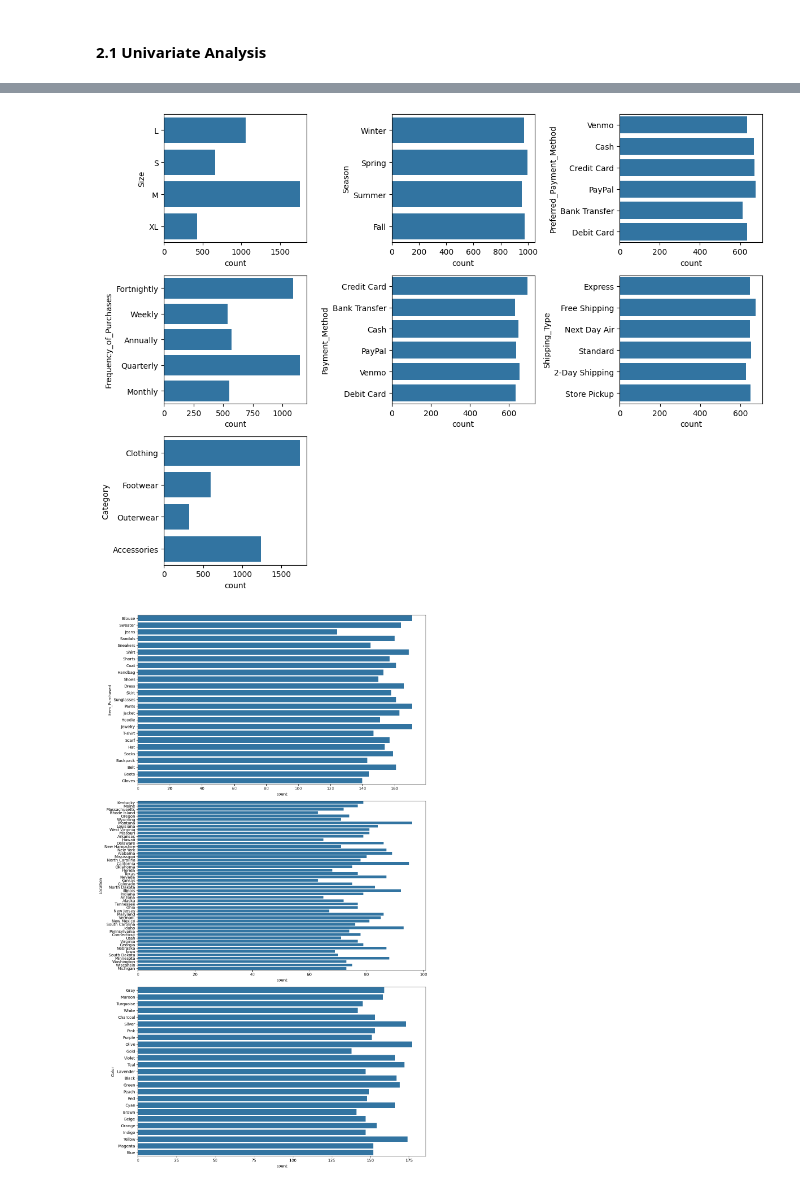
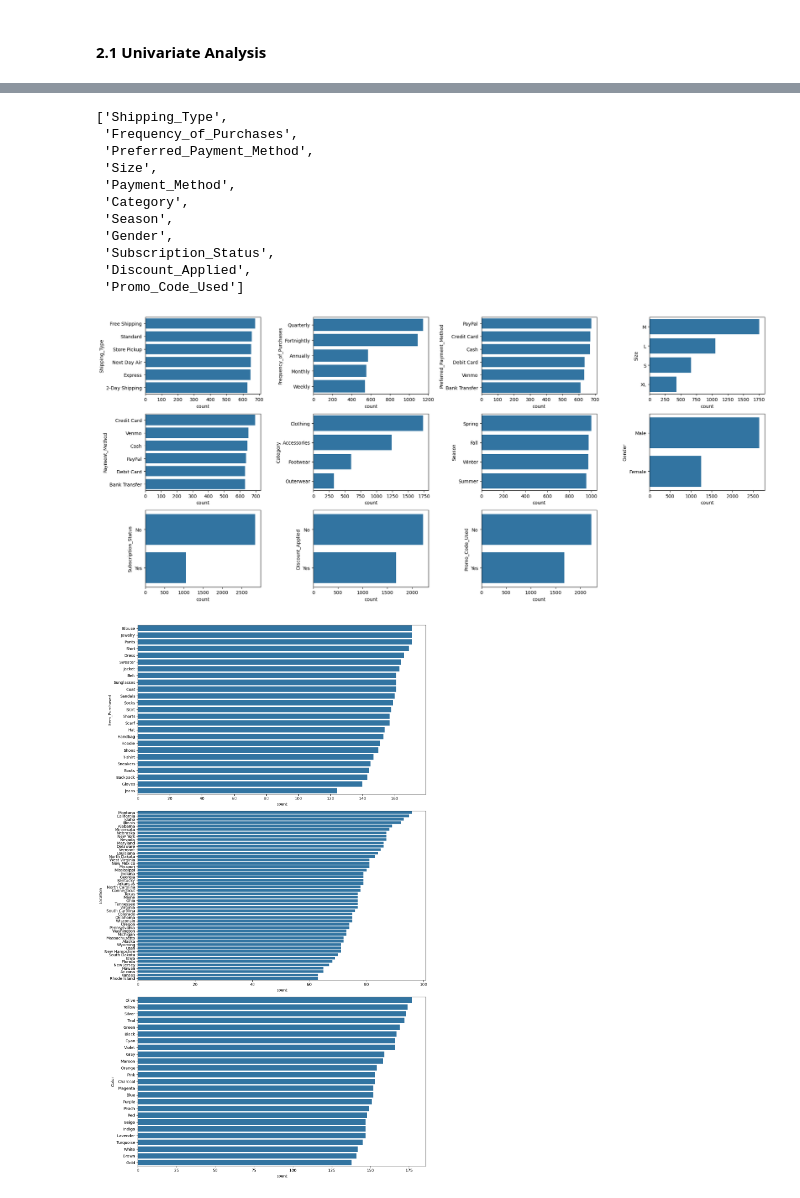
Before and after one commit to Just-Aymz/Customer-Shopping, a Jupyter notebook: Data_Preprocessing.ipynb, the cells around one changed output, grey strips where cells are left out. Cells and saved outputs as stored; diff of their text form; code cells hidden in the pictures.

```diff
--- a/Data_Preprocessing.ipynb
+++ b/Data_Preprocessing.ipynb
@@ -759,20 +757,44 @@ new_category_df.head()
 | 3 | Male | Jeans | Clothing | Massachusetts | S | Maroon | Spring | Yes | ... |
 | 4 | Male | Sandals | Footwear | Rhode Island | M | Maroon | Spring | Yes | ... |
 | 5 | Male | Blouse | Clothing | Oregon | M | Turquoise | Spring | Yes | ... |
+# %%
+# Extend the cat_faet list by the binary features
+cat_feat.extend(binary_features)
+new_category_df.loc[:, cat_feat].columns.tolist()
+# %% [output]
+['Shipping_Type',
+ 'Frequency_of_Purchases',
+ 'Preferred_Payment_Method',
+ 'Size',
+ 'Payment_Method',
+ 'Category',
+ 'Season',
+ 'Gender',
+ 'Subscription_Status',
+ 'Discount_Applied',
+ 'Promo_Code_Used']
 # %%
-plt.figure(figsize=(12, 14))
+plt.figure(figsize=(20, 14))
 
 # List of columns to plot
-features = new_category_df.loc[:, cat_feat].columns.tolist()
+features = (
+    new_category_df.loc[:, cat_feat].columns.tolist()
+)
 
 for i, col in enumerate(features):
-  plt.subplot(5, 3, i + 1)
-  sns.countplot(y=col, data=new_category_df.loc[:, cat_feat])
+  plt.subplot(5, 4, i + 1)
+
+  # Get the order of categories based on count, sorted in ascending order
+  order = (
+      new_category_df[col].value_counts().sort_values(ascending=False).index
+  )
+
+  sns.countplot(y=col, data=new_category_df.loc[:, cat_feat], order=order)
 
 plt.tight_layout()
 plt.show()
 # %% [output]
-[figure, old version]
+[figure, new version]
 # %%
 plt.figure(figsize=(12, 20))
 
@@ -781,9 +803,13 @@ features = new_category_df.loc[:, large_categorical_features].columns.tolist()
 
 for i, col in enumerate(features):
   plt.subplot(3, 1, i + 1)
-  sns.countplot(y=col, data=new_category_df.loc[:, large_categorical_features])
+
+  # Get the order of categories based on count, sorted in ascending order
+  order = new_category_df[col].value_counts().sort_values(ascending=False).index
+
+  sns.countplot(y=col, data=new_category_df.loc[:, large_categorical_features], order=order)
 
 plt.tight_layout()
 plt.show()
 # %% [output]
-[figure, old version]
+[figure, new version]
```
Also changed, not shown: parts of 8 cells of this notebook.
